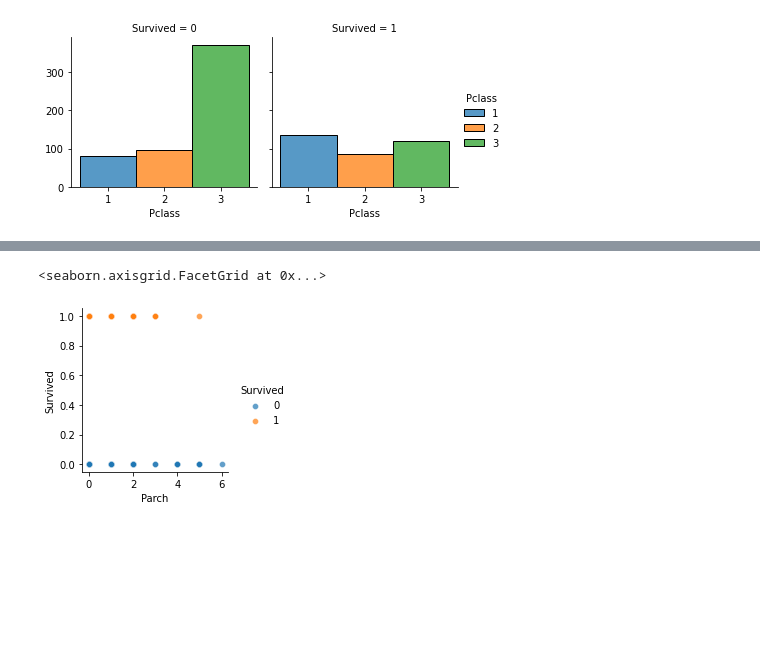
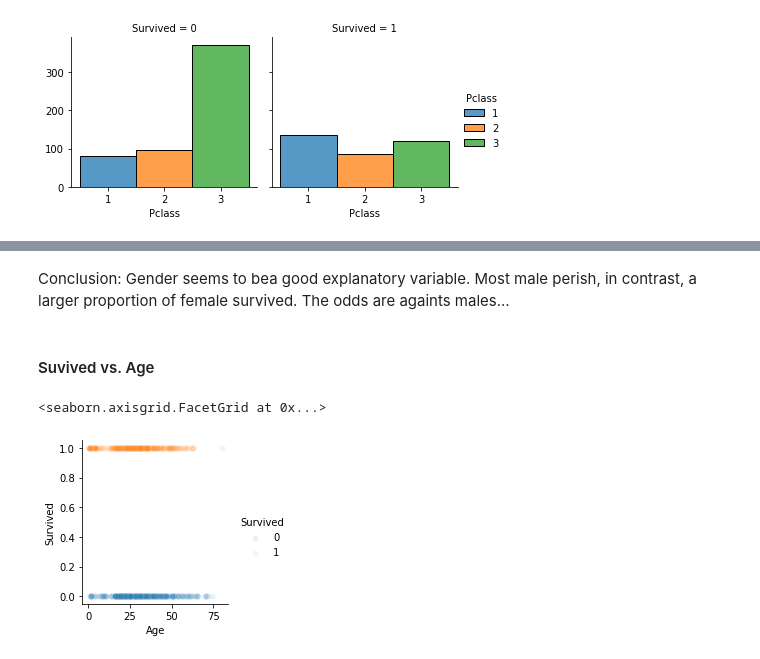
Before and after one commit to breoganpardo/titanic_survival_dataset, a Jupyter notebook: notebooks/Titanic survival EDA.ipynb, the cells around one changed output, grey strips where cells are left out. Saved outputs shown, nothing was run; the diff lists cells and outputs as text; code cells hidden in the pictures; blank space fills up the shorter version.

```diff
--- a/notebooks/Titanic survival EDA.ipynb
+++ b/notebooks/Titanic survival EDA.ipynb
@@ -141,7 +163,16 @@ g.add_legend()
+# %% [markdown]
+Conclusion: Gender seems to bea good explanatory variable. Most male perish, in contrast, a larger proportion of female survived. The odds are againts males...
+# %% [markdown]
+#### Suvived vs. Age
 # %%
-g = sns.FacetGrid(train_df, hue="Survived",margin_titles=True)
-g.map(sns.scatterplot, 'Parch', "Survived", alpha=.7)
+x_variable='Age'
+y_variable='Survived'
+color_variable='Survived'
+
+
+g = sns.FacetGrid(train_df, hue=color_variable,margin_titles=True)
+g.map(sns.scatterplot, x_variable, y_variable, alpha=.1)
 g.add_legend()
 # %% [output]
 <seaborn.axisgrid.FacetGrid at 0x...>
-[figure, old version]
+[figure, new version]
```
Also changed, not shown: parts of 53 cells of this notebook, 2 other files.
